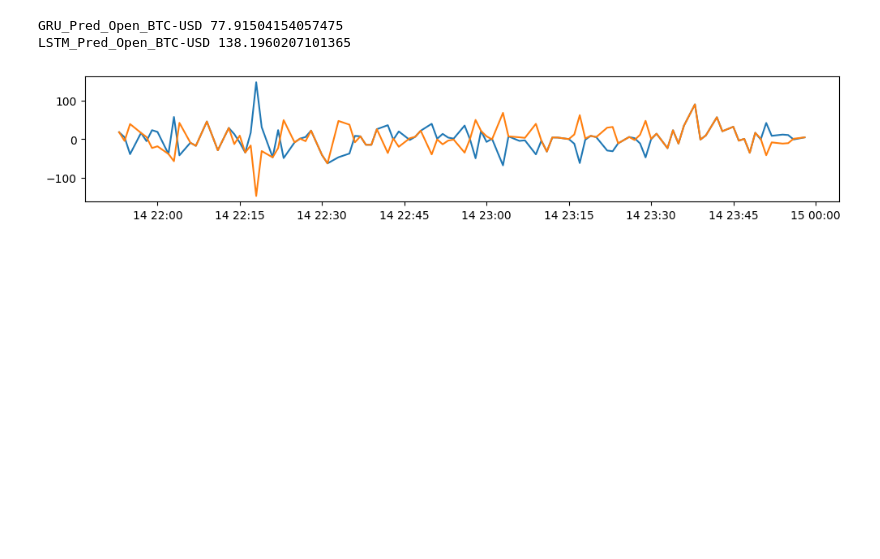
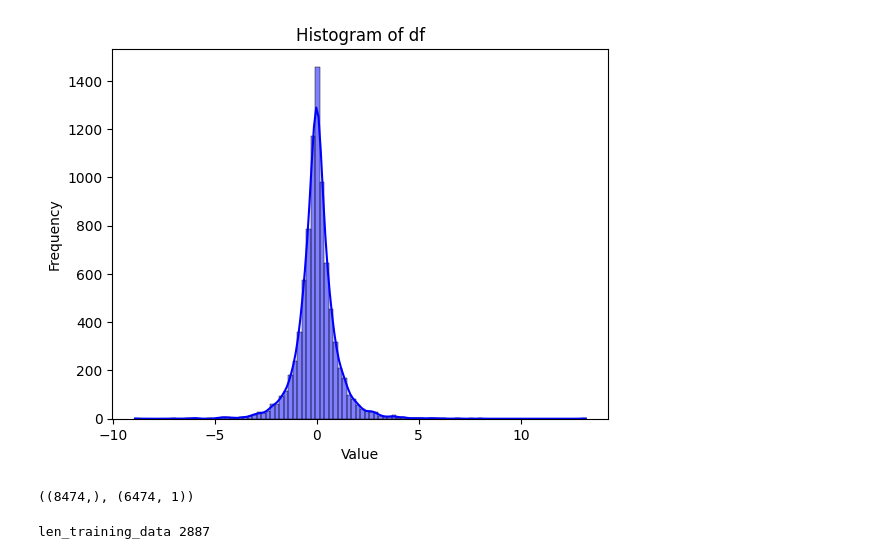
Before and after one commit to IlayeeSade/TINGS, a Jupyter notebook: Stock_methods.ipynb, the cells around one changed output. Drawn from its saved outputs; the diff is of its cells as text; code cells hidden in the pictures; blank space fills up the shorter version.

```diff
--- a/Stock_methods.ipynb
+++ b/Stock_methods.ipynb
@@ -302,3 +52,0 @@ Index(['Open_BTC-USD', 'GRU_Pred_Open_BTC-USD', 'LSTM_Pred_Open_BTC-USD'], dtype
-# %%
-for col in df_pred.columns[1:]:
-    print(col, (np.sign(df_pred.iloc[:, 0]) == np.sign(df_pred[col])).sum() / df_pred.shape[0])
@@ -333,15 +52,0 @@ stock_real_movement = stock_data['Close_BTC-USD'].iloc[-last_check_idx] * (1 + d
-# %%
-# Supposedly profit form selling when future is dim, buying when its pink, each 2mins starting over.
-for col in df_pred.columns[1:]:
-    print(col, (np.sign(df_pred[col])[1:] * stock_real_movement.diff()[1:]).sum())
-# %% [output]
-GRU_Pred_Open_BTC-USD 77.91504154057475
-LSTM_Pred_Open_BTC-USD 138.1960207101365
-# %%
-plt.figure(figsize=(12, 2))
-for col in df_pred.columns[1:]:
-    (np.sign(df_pred[col])[1:] * stock_real_movement.diff()[1:])
-    plt.plot(timeline[1:], , label=col)
-    plt.plot
-# %% [output]
-[figure, removed]
@@ -347,0 +62,8 @@ for col in df_pred.columns[1:]:
+# %%
+sns.histplot(stock_pcts_res_norm.values, bins=100, kde=True, color='blue', edgecolor='black')
+plt.xlabel('Value')
+plt.ylabel('Frequency')
+plt.title('Histogram of df')
+plt.show()
+# %% [output]
+[figure, added]
@@ -347,0 +165,25 @@ for col in df_pred.columns[1:]:
+# %%
+stock_pcts_res_norm.shape, data.shape
+# %% [output]
+((8474,), (6474, 1))
+# %%
+dataset = MyDataset(data, SEQ_LEN, DEVICE)
+
+len(dataset)
+
+train_size, test_size = int(len(dataset) * PARTITION), len(dataset) - int(len(dataset) * PARTITION)
+training_data, testing_data = random_split(dataset, [train_size, test_size])
+
+print('len_training_data', len(training_data))
+
+train_loader = DataLoader(training_data, batch_size=BATCH_SIZE)
+test_loader = DataLoader(testing_data, batch_size=BATCH_SIZE)
+
+NUM_LAYERS = 2
+HID_DIM = 32
+DROPOUT = 0.5
+LR = 1e-4
+NB_EPOCHS = 300
+COEF = 0.5
+# %% [output]
+len_training_data 2887
```
Also changed, not shown: parts of 39 cells of this notebook.
